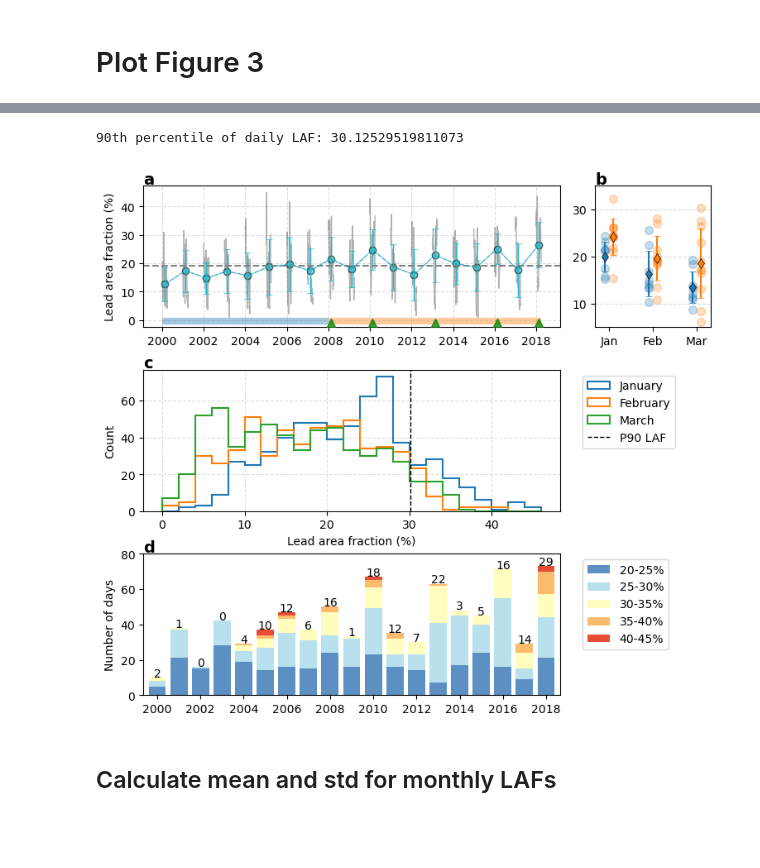
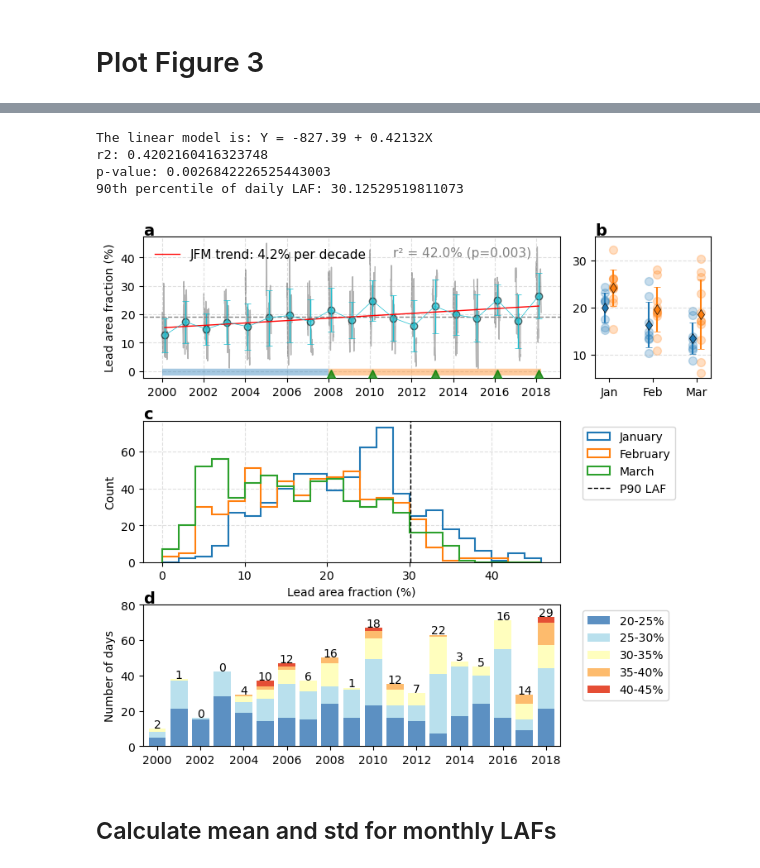
Before and after one commit to rheinlender/beaufort-breakup-nextsimOPA, a Jupyter notebook: notebooks/fig3_leadAreaFrac_beaufort.ipynb, the cells around one changed output, grey strips where cells are left out. Cells and saved outputs as stored; diff of their text form; code cells hidden in the pictures; blank space fills up the shorter version.

```diff
--- a/notebooks/fig3_leadAreaFrac_beaufort.ipynb
+++ b/notebooks/fig3_leadAreaFrac_beaufort.ipynb
@@ -174,11 +335,23 @@ lfa_JFMmean = plotvar.groupby('time.year').mean()  # JFM mean for each year
 lfa_JFMstd = plotvar.groupby('time.year').std()    # standard deviation
 lfa_clim = plotvar.mean()                          # climatological mean
 
-ax1.plot(date_list, lfa_JFMmean, ls='--', lw=1, color='C0', marker='o', markersize=6,
+ax1.plot(date_list, lfa_JFMmean, ls='none', marker='o', markersize=6,
         markeredgecolor=edgecolor, markerfacecolor='C9', alpha=0.6)
 ax1.errorbar(date_list, lfa_JFMmean, yerr=lfa_JFMstd, **ls_kw)
 
-ax1.axhline(y=lfa_clim, linestyle='--', color = 'grey', zorder=2)
+ax1.axhline(y=lfa_clim, linestyle='--', lw=1, color = 'grey', zorder=2)
+
+### add trend line
+
+# input variables for linear regression
+X = np.array(lfa_JFMmean.year.values)
+Y = np.array(lfa_JFMmean.values)
+prediction,label,trend_lab = calc_linearTrend(X, Y)
+trend_line = ax1.plot(date_list, prediction, c='red', linewidth=1)
+
+# annotate
+ax1.text(0.6, 0.93, label, transform=ax1.transAxes, fontsize=11, va='top', color='grey')
+ax1.legend(trend_line, [trend_lab], loc='upper left', frameon=False, fontsize=11)
 
 #################
 ## Subplot2
@@ -241,34 +414,37 @@ ax4.legend(bbox_to_anchor=(1.04, 1), loc="upper left")
 ax1.grid(ls='--', alpha=0.4)
 ax1.set_xlabel('')
 ax2.set_xticks(range(len(months)))
 ax2.set_xticklabels(labels)
 ax2.set_yticks([10, 20, 30])
 ax2.set_ylim([5,35])
 ax2.grid(axis='y', ls='--', alpha=0.4)
 ax2.margins(x=0.1)
 
 
 labels = ['a', 'b', 'c', 'd']
 axes = (ax1, ax2, ax3, ax4)
 for ax, lab in zip(axes, labels):
     ax.text(0., 1.1, lab, transform=ax.transAxes,
       fontsize=14, fontweight='bold', va='top')
 
 # highlight breakup years
 id_yrs = date_list[date_list.year.isin([2008, 2010, 2013, 2016, 2018])]
 cbargs = {'color': 'green', 'alpha': 0.5, 'zorder':3, 'marker':"^", 'markersize': 15, 'ymax':0.}
 [ax1.axvline(dto, **cbargs) for dto in id_yrs]
 
 # highlight periods
 ax1.hlines(y=-0.3, xmin=plotvar.sel(time='2000')[0].time, xmax=plotvar.sel(time='2008')[0].time, linewidth=6, color=colors[0], alpha=0.4)
 ax1.hlines(y=-0.3, xmin=plotvar.sel(time='2008')[0].time, xmax=plotvar.sel(time='2018')[-1].time, linewidth=6, color=colors[1], alpha=0.4)
 
 plt.show()
 
 fig.savefig('../figures/' + f'fig03_leadAreaFrac_climatologyJFM_{clim}_moore22_2000-2018_combined_v2.png', dpi=300, bbox_inches='tight')
 # %% [output]
+The linear model is: Y = -827.39 + 0.42132X
+r2: 0.4202160416323748
+p-value: 0.0026842226525443003
 90th percentile of daily LAF: 30.12529519811073
-[figure, old version]
+[figure, new version]
 # %% [markdown]
 ## Calculate mean and std for monthly LAFs
 # %%
```
Also changed, not shown: parts of 7 cells of this notebook, 8 other files.
